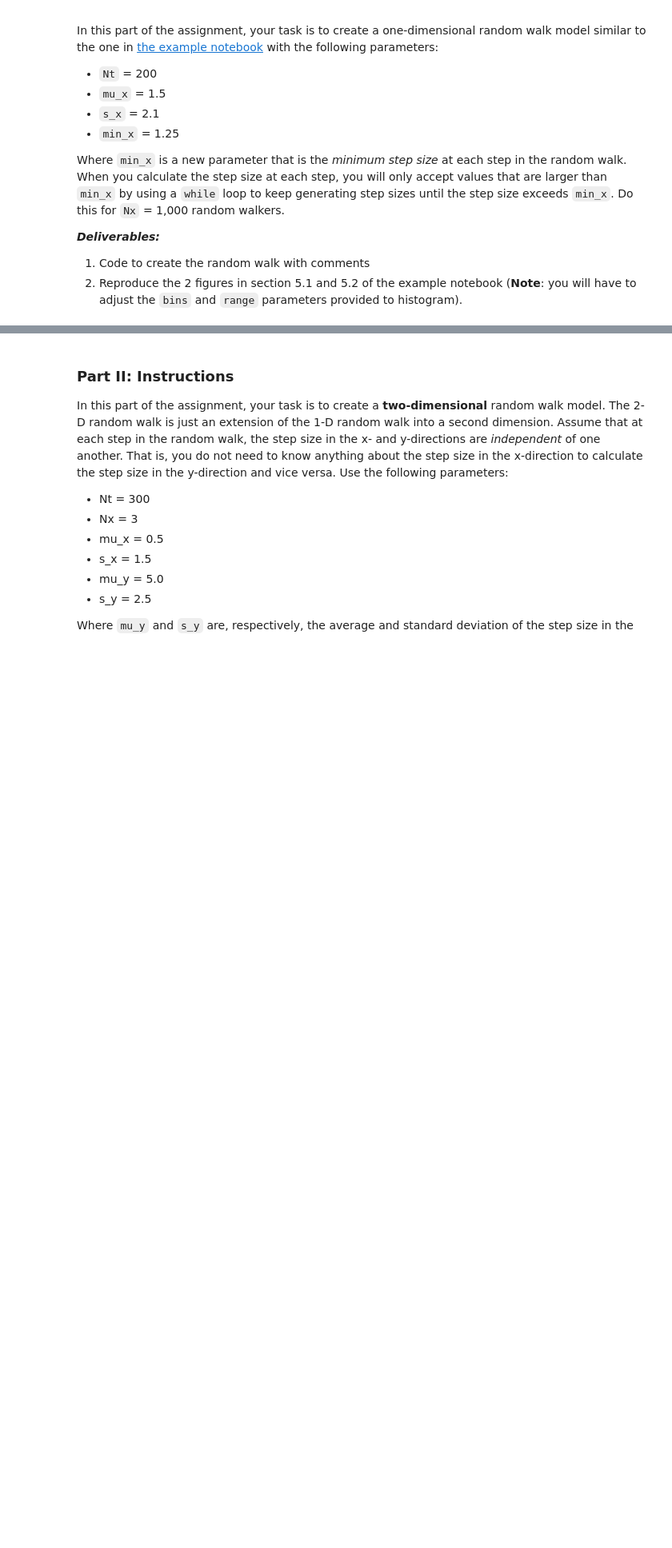
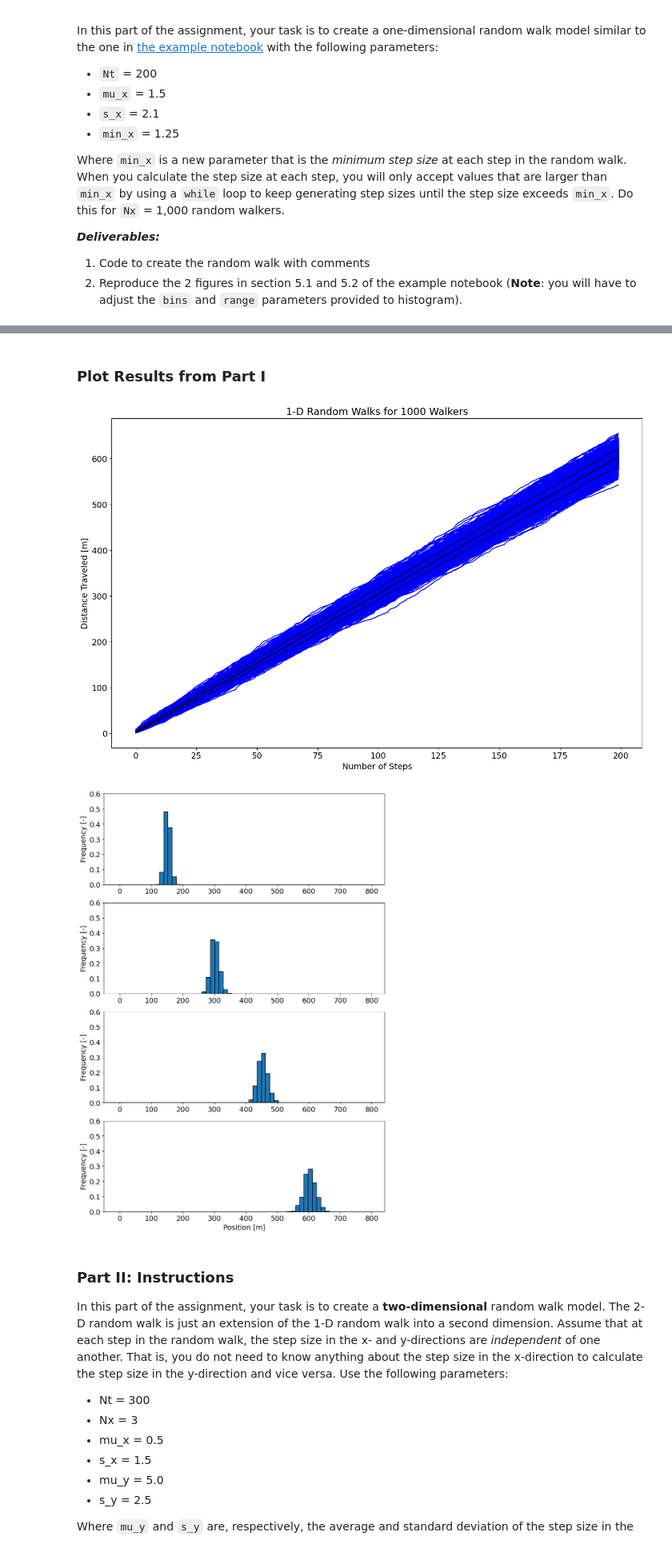
Before and after one commit to SJones167/GEOS_518, a Jupyter notebook: mod01-Assignment_SJones.ipynb, the cells around one changed output, grey strips where cells are left out. Shown at 80% size. Saved outputs shown, nothing was run; the diff lists cells and outputs as text; code cells hidden in the pictures; blank space fills up the shorter version.

```diff
--- a/mod01-Assignment_SJones.ipynb
+++ b/mod01-Assignment_SJones.ipynb
@@ -111,3 +63,54 @@ plt.show()
+# %% [markdown]
+### Plot Results from Part I
+# %%
+# Create plot of number of steps vs distance traveled, aka, reproduce figure in 5.1 of the example notebook
+
+plt.rcParams.update({'font.size': 14}) # Sets all font size for figures to 14
+plt.figure(figsize = (16,10))
+
+plt.plot(np.arange(Nt),x,'b-')   # Plots the position of each walker along the x axis at each time step
+plt.plot(np.arange(Nt),mean_x,'k-')   # Plots mean distance traveled by all walkers
+plt.plot(np.arange(Nt),mean_x + std_x, 'k--')   # Plots upper bound of standard deviation
+plt.plot(np.arange(Nt),mean_x - std_x, 'k--')   # Plots lower bound of standard deviation
+plt.title('1-D Random Walks for 1000 Walkers')
+plt.xlabel('Number of Steps')
+plt.ylabel('Distance Traveled [m]')
+
+# Create histogram, aka reproduce figure in 5.2 of example notebook
+# Histogram shows the frequency with which walkers reached positions within certain ranges of time steps.
+# Ranges of time steps are broken up as follows: 0-49, 50-99, 100-150, 150-200
+
+x_50, be_50 = np.histogram(x[49,:], bins=60, range=(-10.0,800))
+x_100, be_100 = np.histogram(x[99,:], bins=60, range=(-10.0,800))
+x_150, be_150 = np.histogram(x[149,:], bins=60, range=(-10.0,800))
+x_200, be_200 = np.histogram(x[-1,:], bins=60, range=(-10.0,800))
+
+plt.figure(figsize = (10,15))
+plt.subplot(4,1,1)
+plt.bar((be_50[1:]+be_50[:-1])/2, (x_50/np.sum(x_50)), width =(be_50[1]-be_50[0]), edgecolor= 'black')
+plt.ylim((0.0,0.6))
+plt.ylabel('Frequency [-]')
+
+plt.subplot(4,1,2)
+plt.bar((be_100[1:]+be_100[:-1])/2, (x_100/np.sum(x_100)), width=(be_100[1]-be_100[0]), edgecolor= 'black')
+plt.ylim((0.0,0.6))
+plt.ylabel('Frequency [-]')
+
+plt.subplot(4,1,3)
+plt.bar((be_150[1:]+be_150[:-1])/2, (x_150/np.sum(x_150)), width=(be_150[1]-be_150[0]), edgecolor='black')
+plt.ylim((0.0,0.6))
+plt.ylabel('Frequency [-]')
+
+plt.subplot(4,1,4)
+plt.bar((be_200[1:]+be_200[:-1])/2, (x_200/np.sum(x_150)), width=(be_200[1]-be_200[0]), edgecolor='black')
+plt.ylim((0.0,0.6))
+plt.ylabel('Frequency [-]')
+plt.xlabel('Position [m]')
+
+plt.show()
+# %% [output]
+[figure, added]
+[figure, added]
 # %% [markdown]
 ### Part II: Instructions
 
```
Also changed, not shown: parts of 2 cells of this notebook.
